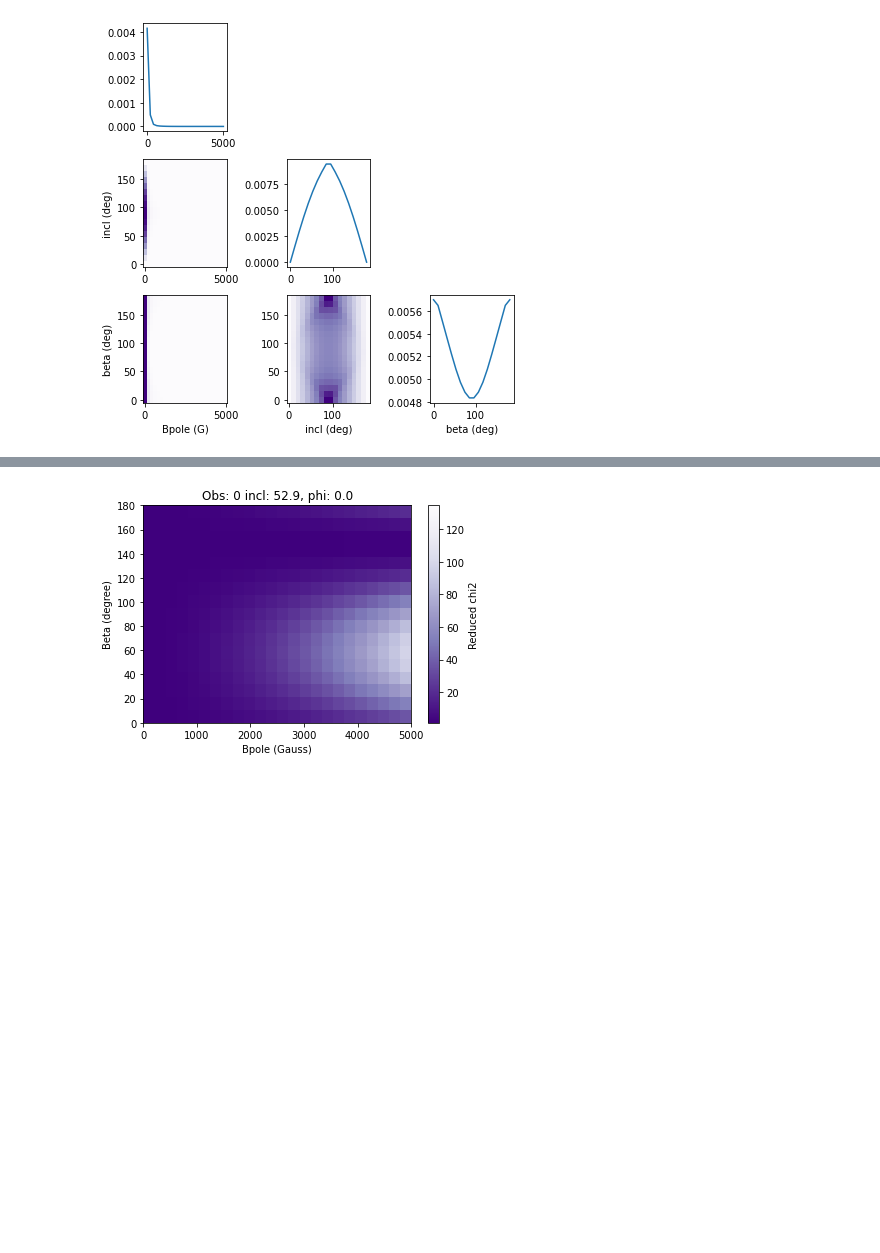
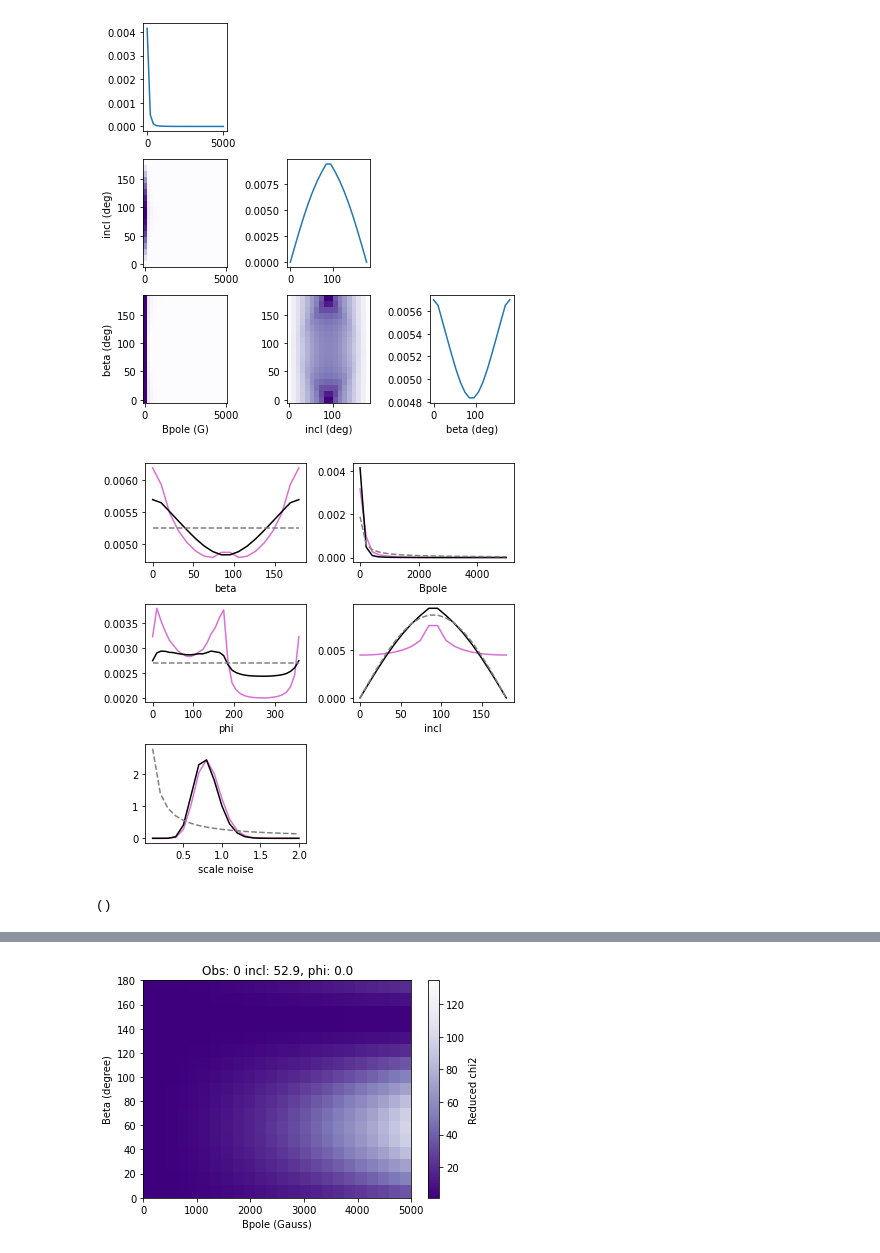
Before and after one commit to veropetit/BeStarsMiMeS, a Jupyter notebook: 06-Raven-calculations/RavenTest.ipynb, the cells around one changed output, grey strips where cells are left out. Cells and saved outputs as stored; diff of their text form; code cells hidden in the pictures; blank space fills up the shorter version.

```diff
--- a/06-Raven-calculations/RavenTest.ipynb
+++ b/06-Raven-calculations/RavenTest.ipynb
@@ -90,3 +90,15 @@ post = lnLH_prior.mar_phase_noise()
 fig, ax = post.plot_corner()
 # %% [output]
 [figure]
+# %%
+post = lnLH.apply_priors()
+fig, ax = lnLH.plot_mar(c='orchid')
+fig, ax =post.plot_mar(fig=fig, ax=ax, c='k')
+
+fig, ax = lnLH.plot_prior(fig=fig, ax=ax, c='0.5', ls='--')
+# %% [output]
+[figure, added]
+# %%
+rav.BayesObjects.combine_obs(datapacket.nobs)
+# %% [output]
+()
```
Also changed, not shown: parts of 3 cells of this notebook.
